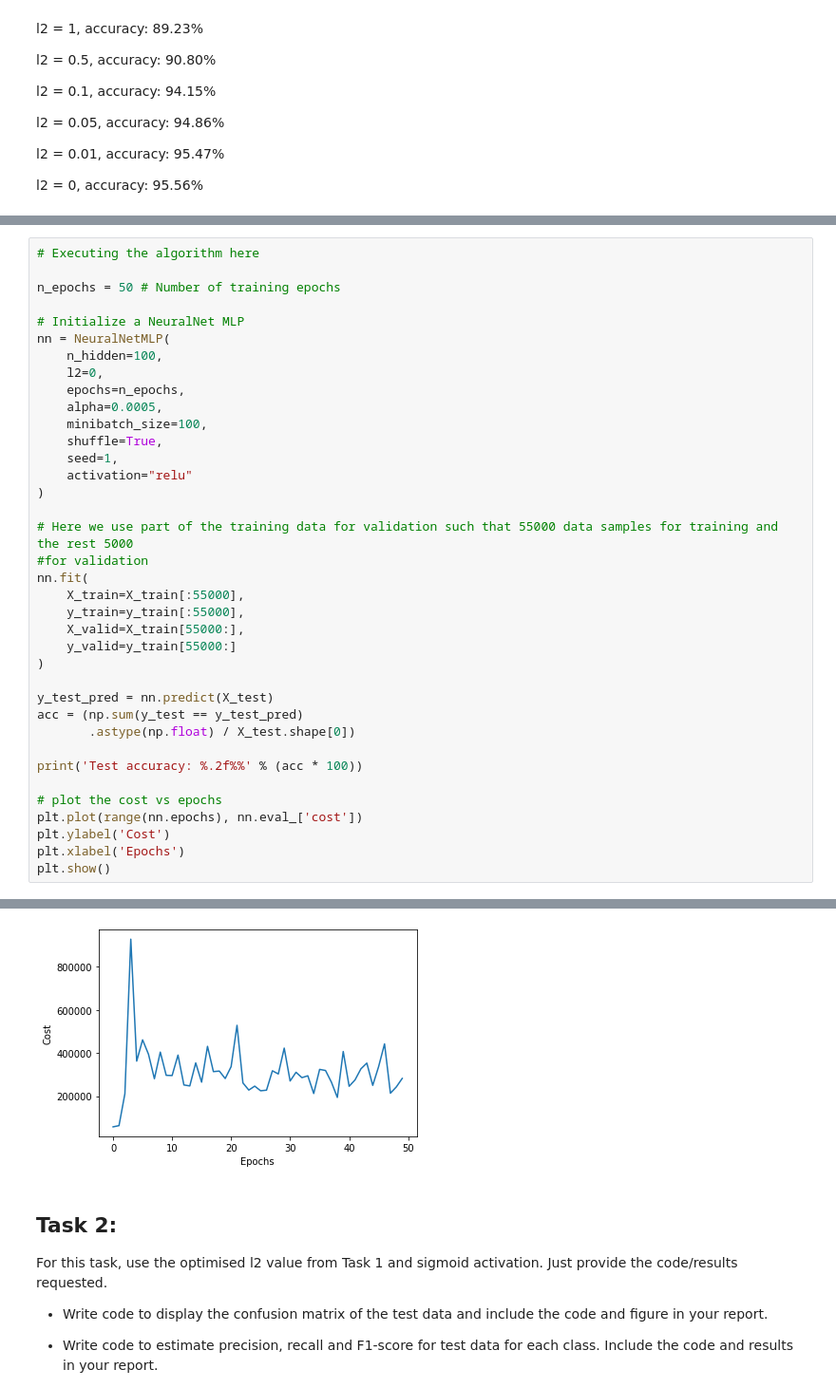
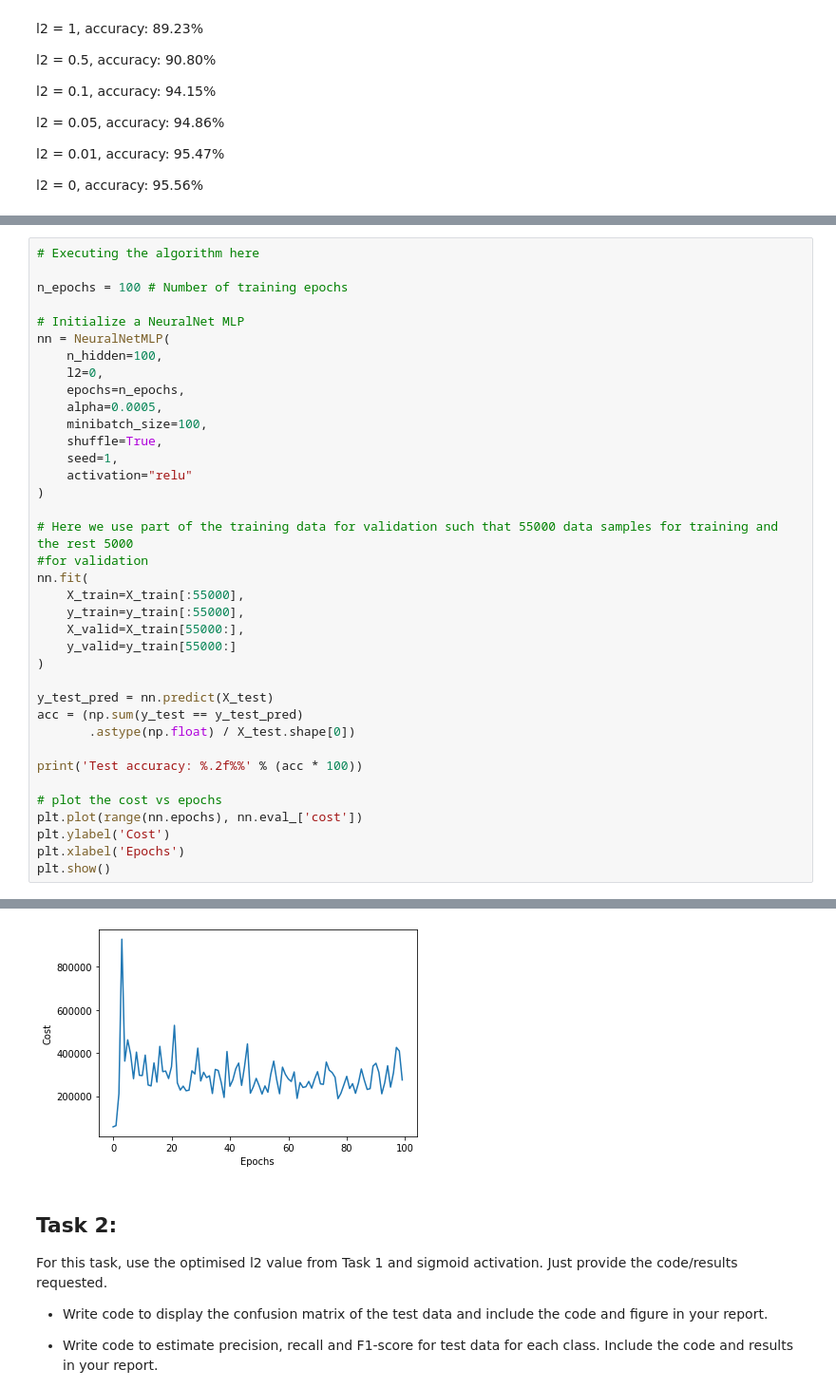
Before and after one commit to limited-fion/ee3-ml, a Jupyter notebook: Fion_ML_MLP.ipynb, the cells around one changed output, grey strips where cells are left out. Shown at 95% size. Cells and saved outputs as stored; diff of their text form.

Commit message:
epoch

```diff
--- a/Fion_ML_MLP.ipynb
+++ b/Fion_ML_MLP.ipynb
@@ -654,7 +654,7 @@ Test accuracy: 97.41%
 # %%
 # Executing the algorithm here
 
-n_epochs = 50 # Number of training epochs
+n_epochs = 100 # Number of training epochs
 
 # Initialize a NeuralNet MLP
 nn = NeuralNetMLP(
@@ -709,4 +709,4 @@ Test accuracy: 79.14%
-[figure, old version]
+[figure, new version]
 # %% [markdown]
 ## Task 2:
 For this task, use the optimised l2 value from Task 1 and sigmoid activation. Just provide the code/results requested.
```
Also changed, not shown: parts of 3 cells of this notebook.
